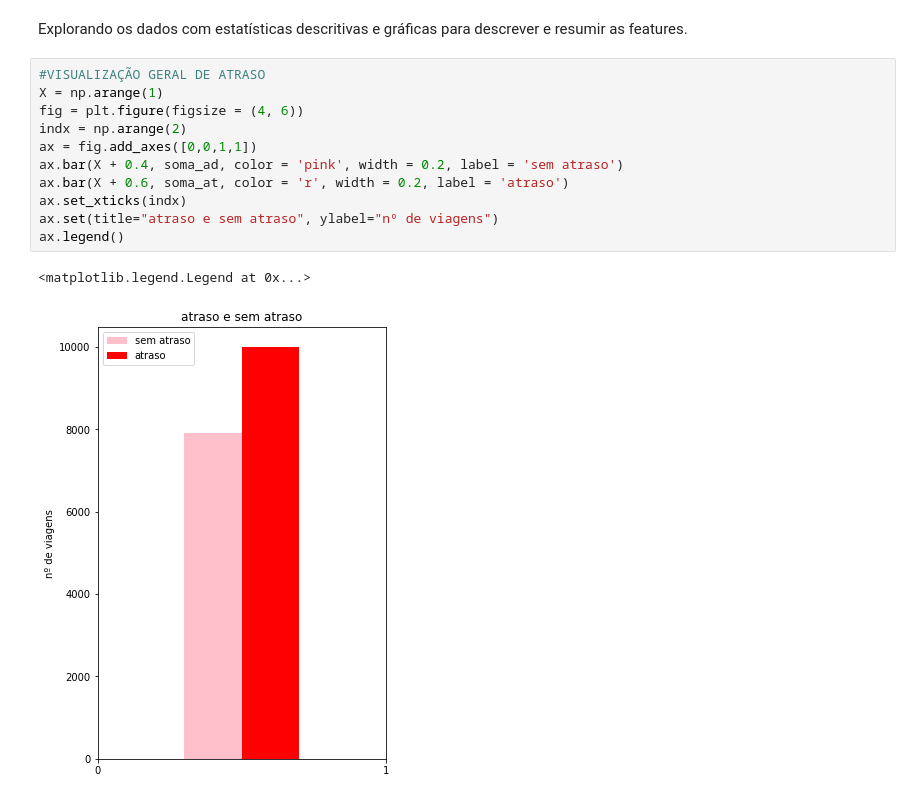
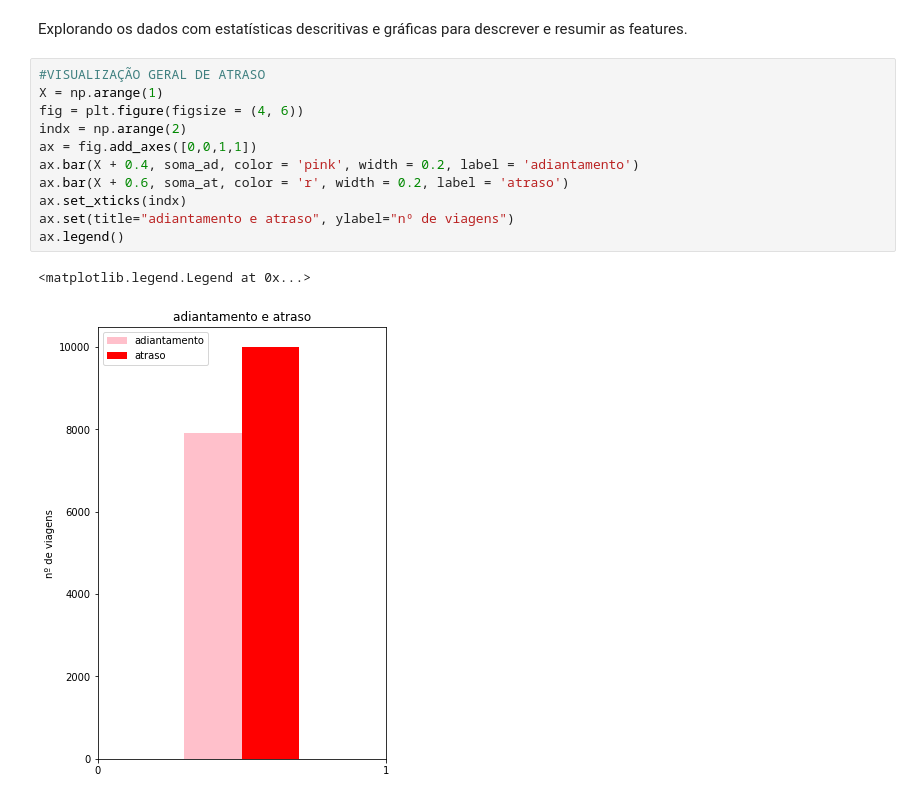
Before and after one commit to willieny/SMTT, a Jupyter notebook: SMTT.ipynb, the cells around one changed output. Cells and saved outputs as stored; diff of their text form.

```diff
--- a/SMTT.ipynb
+++ b/SMTT.ipynb
@@ -301,17 +274,17 @@ Explorando os dados com estatísticas descritivas e gráficas para descrever e r
 # %%
 #VISUALIZAÇÃO GERAL DE ATRASO
 X = np.arange(1)
 fig = plt.figure(figsize = (4, 6))
 indx = np.arange(2)
 ax = fig.add_axes([0,0,1,1])
-ax.bar(X + 0.4, soma_ad, color = 'pink', width = 0.2, label = 'sem atraso')
+ax.bar(X + 0.4, soma_ad, color = 'pink', width = 0.2, label = 'adiantamento')
 ax.bar(X + 0.6, soma_at, color = 'r', width = 0.2, label = 'atraso')
 ax.set_xticks(indx)
-ax.set(title="atraso e sem atraso", ylabel="nº de viagens")
+ax.set(title="adiantamento e atraso", ylabel="nº de viagens")
 ax.legend()
 # %% [output]
 <matplotlib.legend.Legend at 0x...>
-[figure, old version]
+[figure, new version]
 # %%
 #VISUALIZAÇÃO ATRASO POR EMPRESA
 X = np.arange(4)
```
Also changed, not shown: parts of 16 cells of this notebook.
